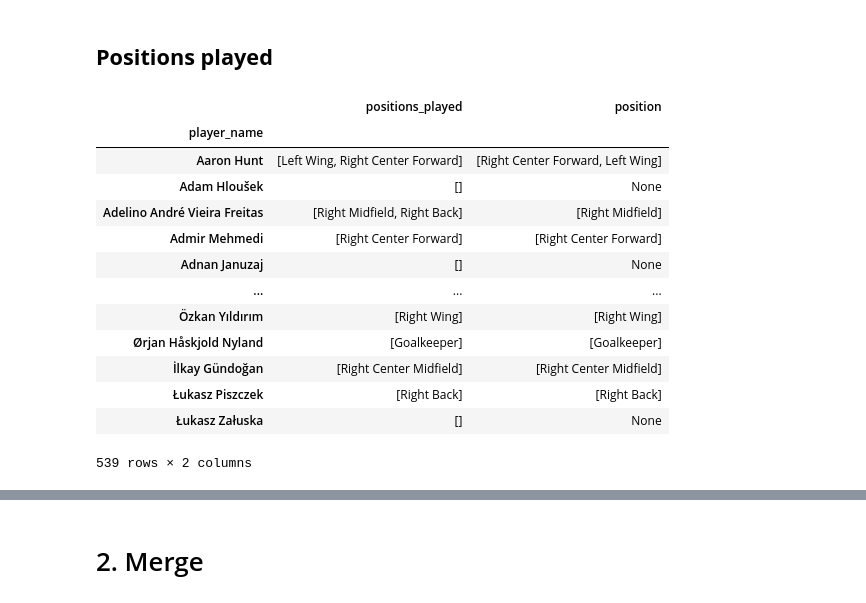
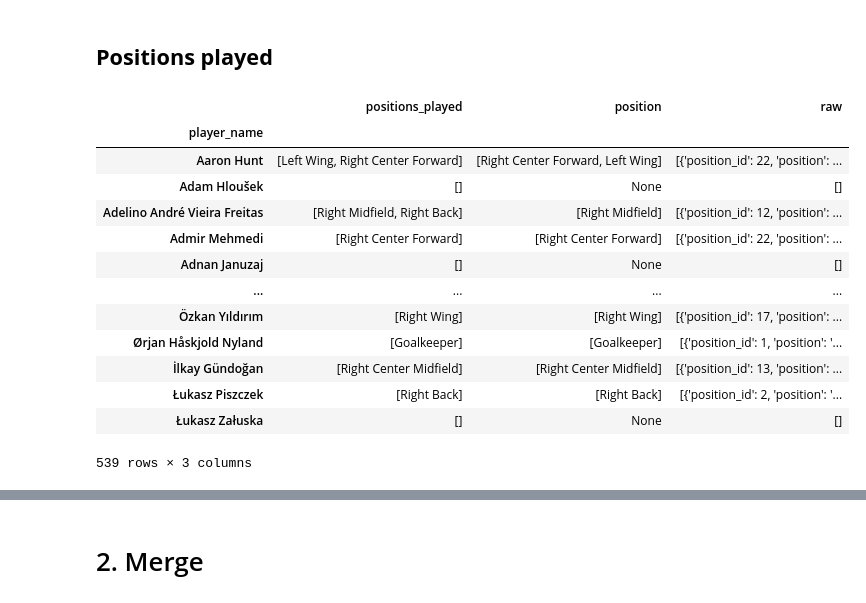
Before and after one commit to allorenz/football-player-similarity, a Jupyter notebook: src/feature_standard_stats.ipynb, the cells around one changed output, grey strips where cells are left out. Cells and saved outputs as stored; diff of their text form; code cells hidden in the pictures.

```diff
--- a/src/feature_standard_stats.ipynb
+++ b/src/feature_standard_stats.ipynb
@@ -394,45 +380,46 @@ def get_most_frequent_pos(input_list):
         max_count = max(counter.values())
         most_frequent_pos = [item for item, count in counter.items() if count == max_count]
     except:
         most_frequent_pos = None
     return most_frequent_pos
 
 def extract_positions(positions,unique=False):
     # Flatten the array of lists into a single list
     flattened_positions = np.concatenate(positions.values).tolist()
     # Check if the entire flattened list is empty
     if all(len(pos_list) == 0 for pos_list in flattened_positions):
         return []
     # Extract positions from the dictionaries
 
     if unique:
         positions = [pos["position"] for pos in flattened_positions if "position" in pos]
         return list(set(positions))
 
     else:
         return [pos["position"] for pos in flattened_positions if "position" in pos]
 
 def get_positions_played(df):
     positions_played_df = df.groupby("player_name").agg(
         positions_played=("positions", lambda x: extract_positions(x, unique=True)),
-        position=("positions", lambda x: get_most_frequent_pos(x))
+        position=("positions", lambda x: get_most_frequent_pos(x)),
+        raw=("positions", lambda x: x)
     )
     return positions_played_df
 
 positions_played_df = get_positions_played(df_team_country)
 positions_played_df
 # %% [output]
-|  | positions_played | position |
-| player_name |  |  |
-| Aaron Hunt | [Left Wing, Right Center Forward] | [Right Center Forward, Left Wing] |
-| Adam Hloušek | [] | None |
-| Adelino André Vieira Freitas | [Right Midfield, Right Back] | [Right Midfield] |
-| Admir Mehmedi | [Right Center Forward] | [Right Center Forward] |
-| Adnan Januzaj | [] | None |
-| ... | ... | ... |
-| Özkan Yıldırım | [Right Wing] | [Right Wing] |
-| Ørjan Håskjold Nyland | [Goalkeeper] | [Goalkeeper] |
-| İlkay Gündoğan | [Right Center Midfield] | [Right Center Midfield] |
-| Łukasz Piszczek | [Right Back] | [Right Back] |
-| Łukasz Załuska | [] | None |
+|  | positions_played | position | raw |
+| player_name |  |  |  |
+| Aaron Hunt | [Left Wing, Right Center Forward] | [Right Center Forward, Left Wing] | [{'position_id': 22, 'position': ... |
+| Adam Hloušek | [] | None | [] |
+| Adelino André Vieira Freitas | [Right Midfield, Right Back] | [Right Midfield] | [{'position_id': 12, 'position': ... |
+| Admir Mehmedi | [Right Center Forward] | [Right Center Forward] | [{'position_id': 22, 'position': ... |
+| Adnan Januzaj | [] | None | [] |
+| ... | ... | ... | ... |
+| Özkan Yıldırım | [Right Wing] | [Right Wing] | [{'position_id': 17, 'position': ... |
+| Ørjan Håskjold Nyland | [Goalkeeper] | [Goalkeeper] | [{'position_id': 1, 'position': '... |
+| İlkay Gündoğan | [Right Center Midfield] | [Right Center Midfield] | [{'position_id': 13, 'position': ... |
+| Łukasz Piszczek | [Right Back] | [Right Back] | [{'position_id': 2, 'position': '... |
+| Łukasz Załuska | [] | None | [] |
-539 rows × 2 columns
+539 rows × 3 columns
```
Also changed, not shown: parts of 7 cells of this notebook, 13 other files.
